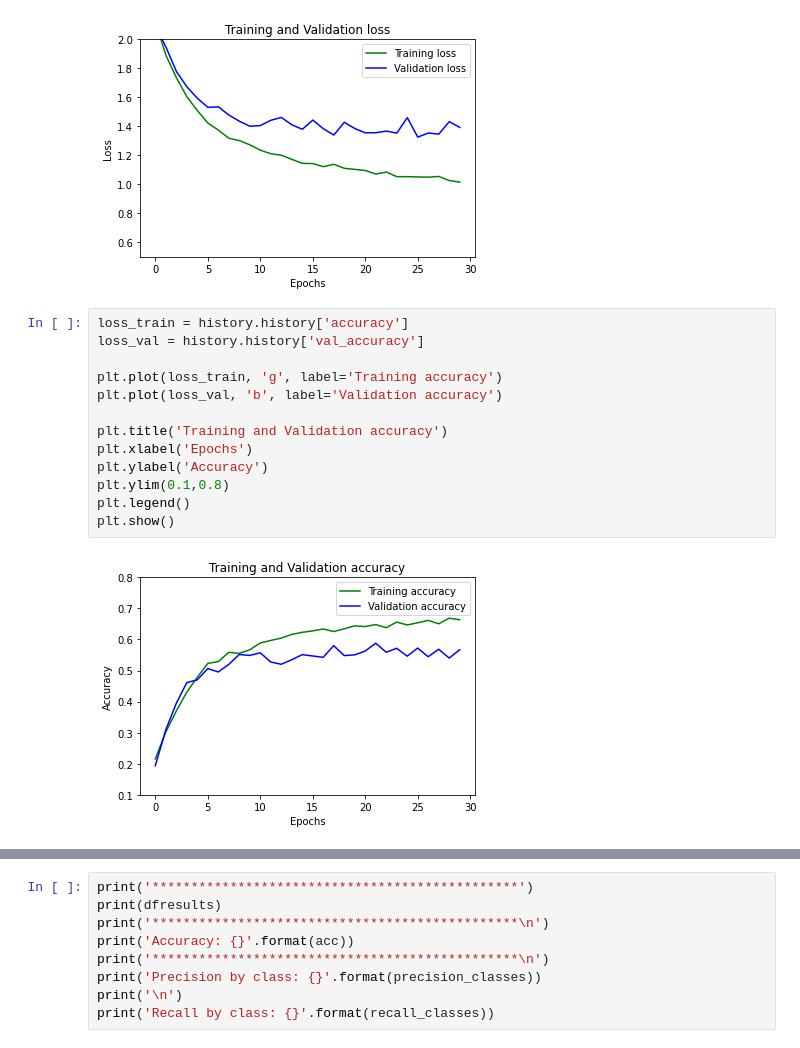
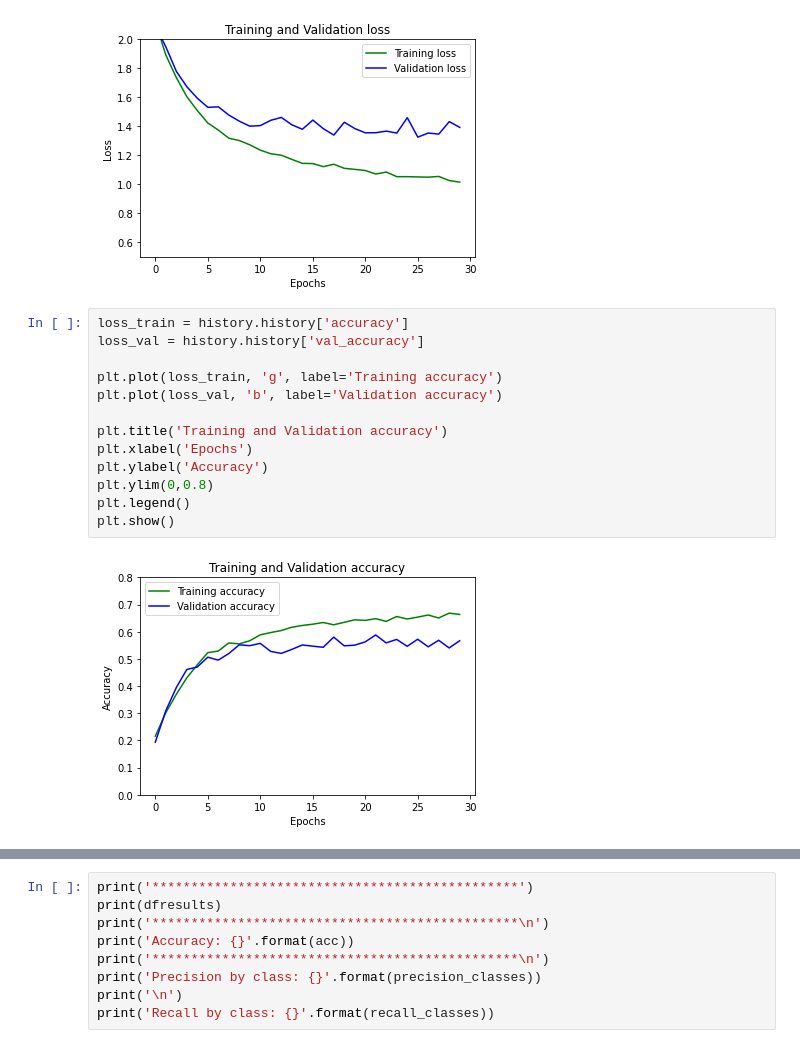
Before and after one commit to dkant000/ML_PROJECT, a Jupyter notebook: Final_ML_coursework2.ipynb, the cells around one changed output, grey strips where cells are left out. Drawn from its saved outputs; the diff is of its cells as text.

```diff
--- a/Final_ML_coursework2.ipynb
+++ b/Final_ML_coursework2.ipynb
@@ -1058,18 +1062,18 @@ plt.show()
 # %%
 loss_train = history.history['accuracy']
 loss_val = history.history['val_accuracy']
 
 plt.plot(loss_train, 'g', label='Training accuracy')
 plt.plot(loss_val, 'b', label='Validation accuracy')
 
 plt.title('Training and Validation accuracy')
 plt.xlabel('Epochs')
 plt.ylabel('Accuracy')
-plt.ylim(0.1,0.8)
+plt.ylim(0,0.8)
 plt.legend()
 plt.show()
 # %% [output]
-[figure, old version]
+[figure, new version]
 # %%
 # predictions
 y_pred = model.predict(x_test)
```
Also changed, not shown: parts of 66 cells of this notebook.
